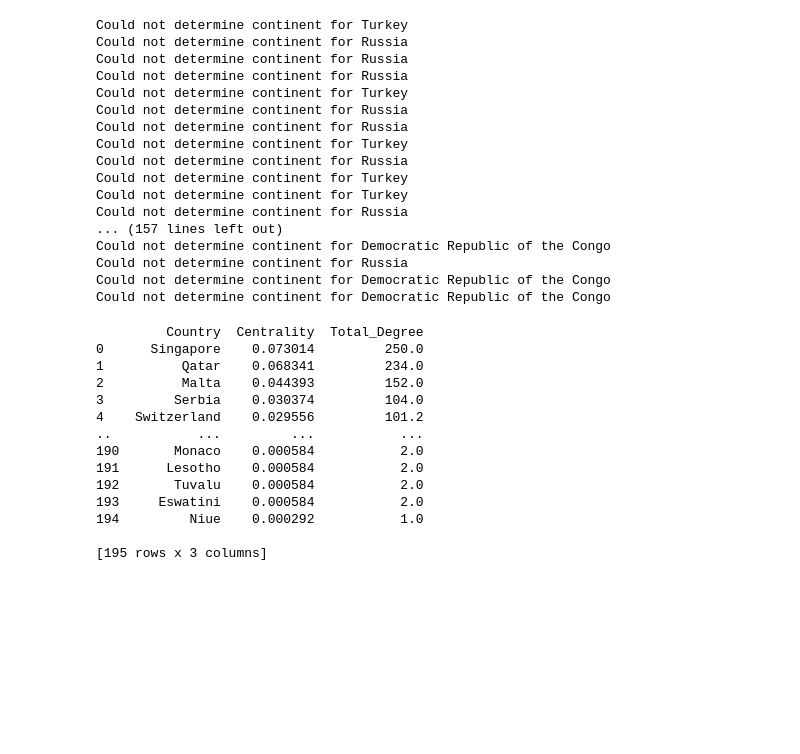
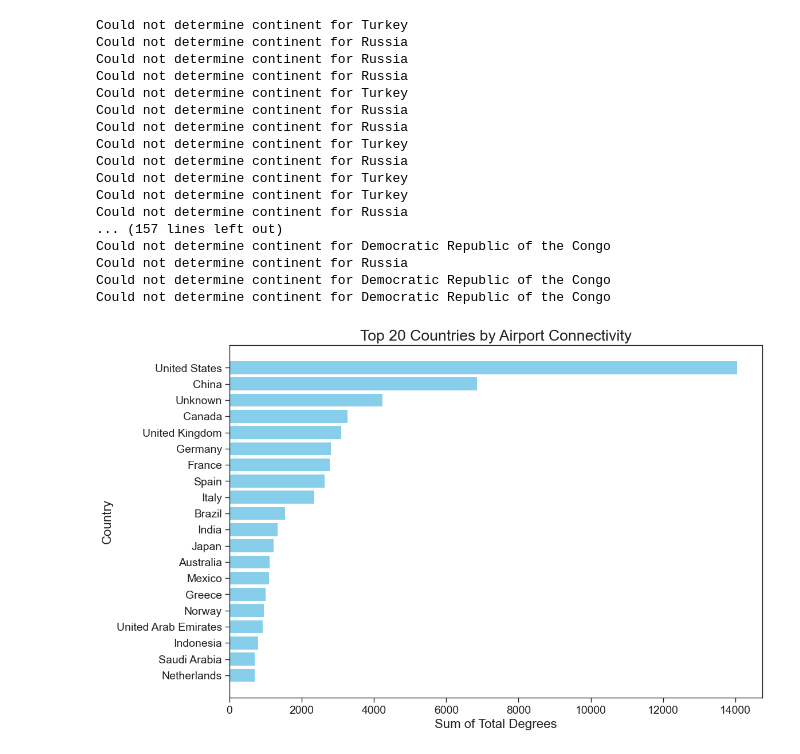
Before and after one commit to HAPPYSACKS/CPSC572Project, a Jupyter notebook: airroutenetwork.ipynb, the cells around one changed output. Saved outputs shown, nothing was run; the diff lists cells and outputs as text; code cells hidden in the pictures; blank space fills up the shorter version.

Commit message:
Fixed total_degree

```diff
--- a/airroutenetwork.ipynb
+++ b/airroutenetwork.ipynb
@@ -358,34 +358,7 @@ final_df['Out_Degree'] = final_df['Airport'].map(out_degree_dict)
 final_df['Total_Degree'] = final_df['Airport'].map(total_degree_dict)
 
 
-# Group by 'Country' and calculate the mean 'Centrality' for each country
-country_centrality = final_df.groupby('Country')['Centrality'].mean().reset_index()
-
-# Sort the countries by their average centrality in descending order to rank them
-country_centrality_sorted = country_centrality.sort_values(by='Centrality', ascending=False).reset_index(drop=True)
-
-# Group by 'Country' and calculate the mean 'Total_Degree' for each country
-country_total_degree = final_df.groupby('Country')['Total_Degree'].mean().reset_index()
-
-# Merge this with your country_centrality_sorted DataFrame if you want to keep both metrics side by side
-country_rankings = country_centrality_sorted.merge(country_total_degree, on='Country')
-
-# Sort based on your criteria, here it's still sorted by centrality from previous steps
-country_rankings_sorted = country_rankings.sort_values(by='Centrality', ascending=False).reset_index(drop=True)
-
-print(country_rankings_sorted)
+# Sum of 'Total_Degree' for each country
+country_total_degree_sum = final_df.groupby('Country')['Total_Degree'].sum().reset_index()
+# Sort countries by their total summed degree in descending order
+country_total_degree_sorted = country_total_degree_sum.sort_values(by='Total_Degree', ascending=False).reset_index(drop=True)
-# %% [output]
-         Country  Centrality  Total_Degree
-0      Singapore    0.073014         250.0
-1          Qatar    0.068341         234.0
-2          Malta    0.044393         152.0
-3         Serbia    0.030374         104.0
-4    Switzerland    0.029556         101.2
-..           ...         ...           ...
-190       Monaco    0.000584           2.0
-191      Lesotho    0.000584           2.0
-192       Tuvalu    0.000584           2.0
-193     Eswatini    0.000584           2.0
-194         Niue    0.000292           1.0
-
-[195 rows x 3 columns]
@@ -395,0 +365,12 @@ print(country_rankings_sorted)
+# %%
+# Select the top N countries for visualization
+top_countries = country_total_degree_sorted.head(20)
+plt.figure(figsize=(12, 8))
+plt.barh(top_countries['Country'], top_countries['Total_Degree'], color='skyblue')
+plt.xlabel('Sum of Total Degrees')
+plt.ylabel('Country')
+plt.title('Top 20 Countries by Airport Connectivity')
+plt.gca().invert_yaxis()  # Invert the y-axis to have the country with the highest connectivity at the top
+plt.show()
+# %% [output]
+[figure, added]
```
Also changed, not shown: parts of 2 cells of this notebook.
